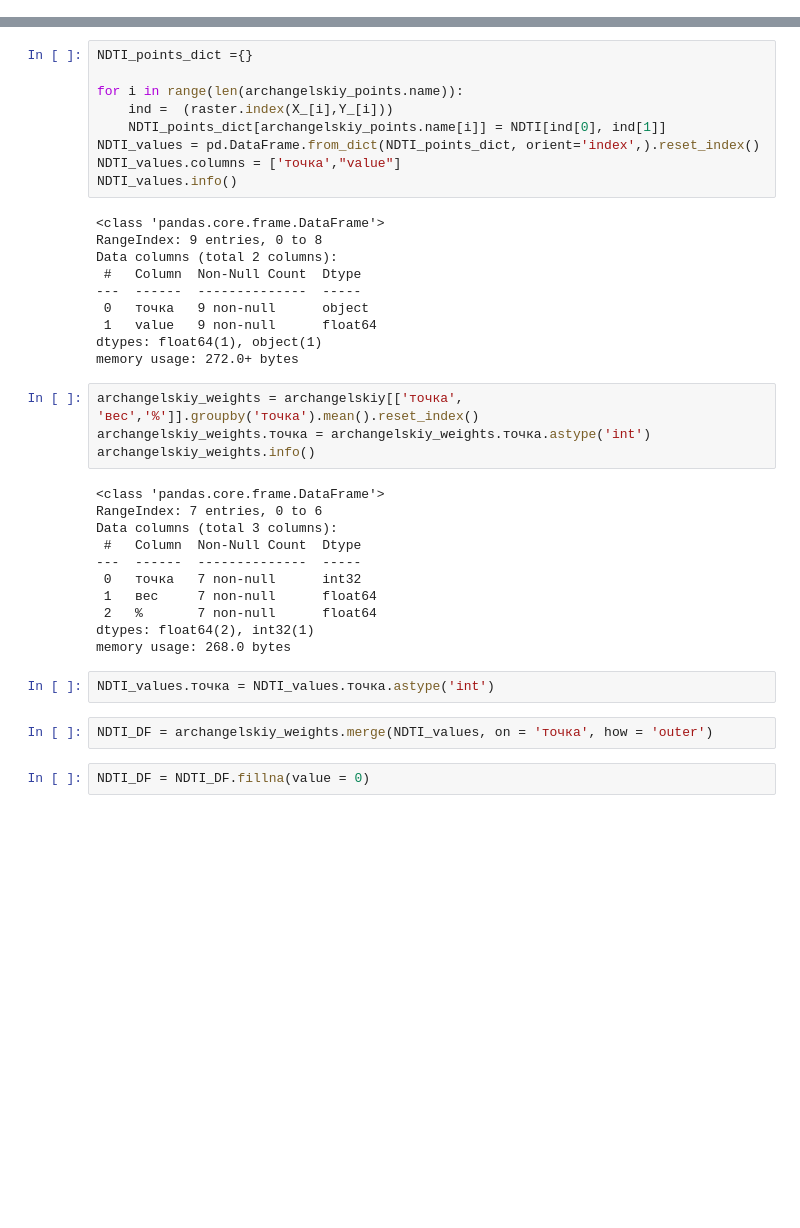
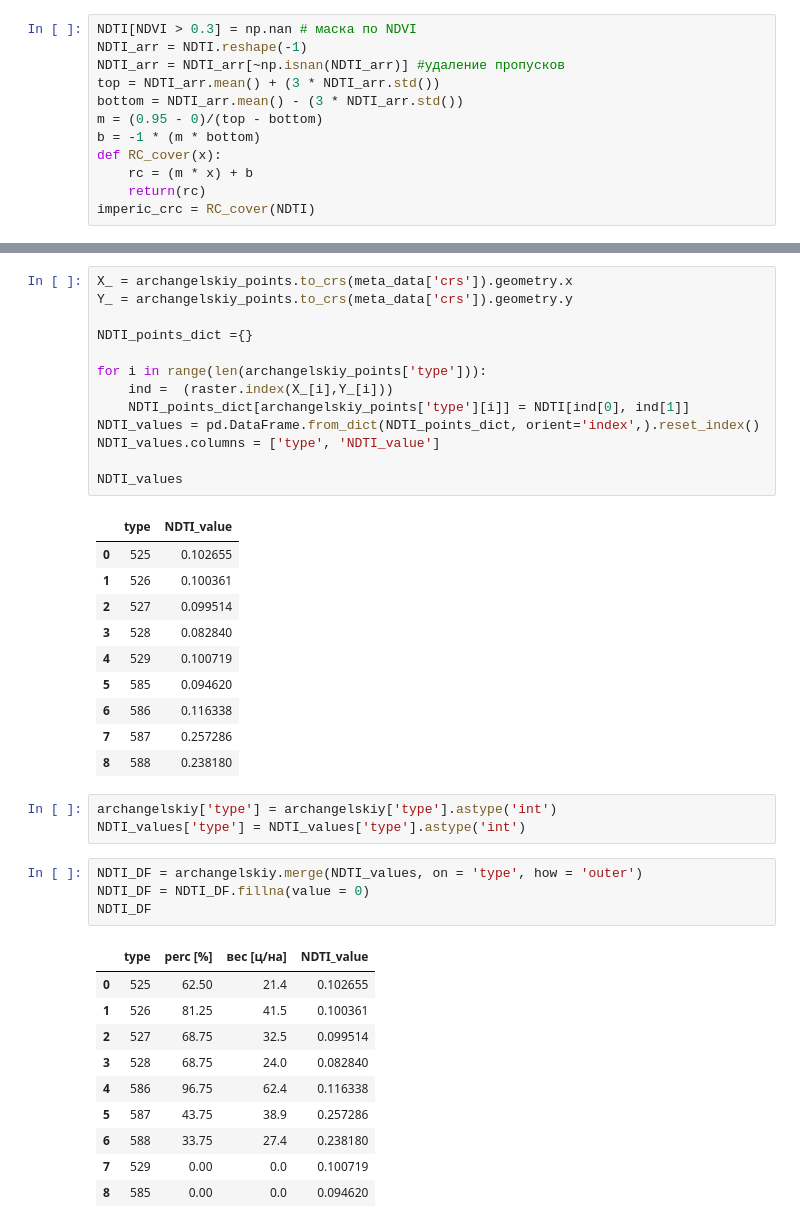
Before and after one commit to hukitoc94/total_archangelskiy, a Jupyter notebook: CRC_modeling/modeling.ipynb, the cells around one changed output, grey strips where cells are left out. Saved outputs shown, nothing was run; the diff lists cells and outputs as text; blank space fills up the shorter version.

```diff
--- a/CRC_modeling/modeling.ipynb
+++ b/CRC_modeling/modeling.ipynb
@@ -27,0 +92,12 @@ Y_ = archangelskiy_points.to_crs(meta['crs']).geometry.y
+# %%
+NDTI[NDVI > 0.3] = np.nan # маска по NDVI
+NDTI_arr = NDTI.reshape(-1)
+NDTI_arr = NDTI_arr[~np.isnan(NDTI_arr)] #удаление пропусков
+top = NDTI_arr.mean() + (3 * NDTI_arr.std())
+bottom = NDTI_arr.mean() - (3 * NDTI_arr.std())
+m = (0.95 - 0)/(top - bottom)
+b = -1 * (m * bottom)
+def RC_cover(x):
+    rc = (m * x) + b
+    return(rc)
+imperic_crc = RC_cover(NDTI)
@@ -28,40 +128,42 @@ Y_ = archangelskiy_points.to_crs(meta['crs']).geometry.y
 # %%
+X_ = archangelskiy_points.to_crs(meta_data['crs']).geometry.x
+Y_ = archangelskiy_points.to_crs(meta_data['crs']).geometry.y
+
 NDTI_points_dict ={}
 
-for i in range(len(archangelskiy_points.name)):
+for i in range(len(archangelskiy_points['type'])):
     ind =  (raster.index(X_[i],Y_[i]))
-    NDTI_points_dict[archangelskiy_points.name[i]] = NDTI[ind[0], ind[1]]
+    NDTI_points_dict[archangelskiy_points['type'][i]] = NDTI[ind[0], ind[1]]
 NDTI_values = pd.DataFrame.from_dict(NDTI_points_dict, orient='index',).reset_index()
-NDTI_values.columns = ['точка',"value"]
-NDTI_values.info()
+NDTI_values.columns = ['type', 'NDTI_value']
+
+NDTI_values
 # %% [output]
-<class 'pandas.core.frame.DataFrame'>
-RangeIndex: 9 entries, 0 to 8
-Data columns (total 2 columns):
- #   Column  Non-Null Count  Dtype
----  ------  --------------  -----
- 0   точка   9 non-null      object
- 1   value   9 non-null      float64
-dtypes: float64(1), object(1)
-memory usage: 272.0+ bytes
+|  | type | NDTI_value |
+| 0 | 525 | 0.102655 |
+| 1 | 526 | 0.100361 |
+| 2 | 527 | 0.099514 |
+| 3 | 528 | 0.082840 |
+| 4 | 529 | 0.100719 |
+| 5 | 585 | 0.094620 |
+| 6 | 586 | 0.116338 |
+| 7 | 587 | 0.257286 |
+| 8 | 588 | 0.238180 |
-# %%
-archangelskiy_weights = archangelskiy[['точка', 'вес','%']].groupby('точка').mean().reset_index()
-archangelskiy_weights.точка = archangelskiy_weights.точка.astype('int')
-archangelskiy_weights.info()
-# %% [output]
-<class 'pandas.core.frame.DataFrame'>
-RangeIndex: 7 entries, 0 to 6
-Data columns (total 3 columns):
- #   Column  Non-Null Count  Dtype
----  ------  --------------  -----
- 0   точка   7 non-null      int32
- 1   вес     7 non-null      float64
- 2   %       7 non-null      float64
-dtypes: float64(2), int32(1)
-memory usage: 268.0 bytes
-# %%
-NDTI_values.точка = NDTI_values.точка.astype('int')
+# %%
+archangelskiy['type'] = archangelskiy['type'].astype('int')
+NDTI_values['type'] = NDTI_values['type'].astype('int')
 # %%
-NDTI_DF = archangelskiy_weights.merge(NDTI_values, on = 'точка', how = 'outer')
+NDTI_DF = archangelskiy.merge(NDTI_values, on = 'type', how = 'outer')
+NDTI_DF = NDTI_DF.fillna(value = 0)
+NDTI_DF
+# %% [output]
+|  | type | perc [%] | вес [ц/на] | NDTI_value |
+| 0 | 525 | 62.50 | 21.4 | 0.102655 |
+| 1 | 526 | 81.25 | 41.5 | 0.100361 |
+| 2 | 527 | 68.75 | 32.5 | 0.099514 |
+| 3 | 528 | 68.75 | 24.0 | 0.082840 |
+| 4 | 586 | 96.75 | 62.4 | 0.116338 |
+| 5 | 587 | 43.75 | 38.9 | 0.257286 |
+| 6 | 588 | 33.75 | 27.4 | 0.238180 |
+| 7 | 529 | 0.00 | 0.0 | 0.100719 |
+| 8 | 585 | 0.00 | 0.0 | 0.094620 |
-# %%
-NDTI_DF = NDTI_DF.fillna(value = 0)
```
Also changed, not shown: parts of 43 cells of this notebook, 1 other file.
